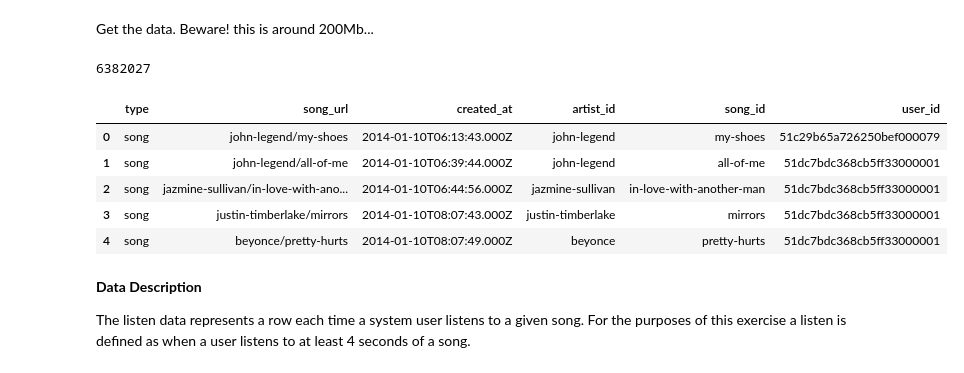
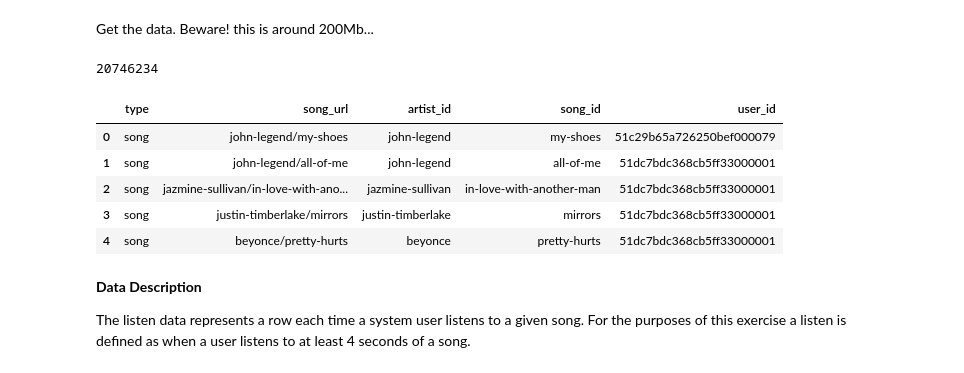
Before and after one commit to jon-eckstein/DAT_SF_13_HOMEWORK, a Jupyter notebook: PROJECT/Project - Artist Recommender System.ipynb, the cells around one changed output. Cells and saved outputs as stored; diff of their text form; code cells hidden in the pictures.

```diff
--- a/PROJECT/Project - Artist Recommender System.ipynb
+++ b/PROJECT/Project - Artist Recommender System.ipynb
@@ -31,20 +34,20 @@ import matplotlib.pyplot as plt
 listens_raw_df = pd.read_csv("listens_filtered.tar.gz", compression='gzip',  header=None)
 # %%
 #set the column names
-listens_raw_df.columns = ["type","song_url","created_at", "artist_id", "song_id", "user_id"]
+listens_raw_df.columns = ["type","song_url","artist_id", "song_id", "user_id"]
 #this just a weird thing that happens on import
 listens_raw_df.ix[0,0] = "song"
 #look at a sample
 print len(listens_raw_df)
 listens_raw_df.head()
 # %% [output]
-6382027
+20746234
-|  | type | song_url | created_at | artist_id | song_id | user_id |
-| 0 | song | john-legend/my-shoes | 2014-01-10T06:13:43.000Z | john-legend | my-shoes | 51c29b65a726250bef000079 |
-| 1 | song | john-legend/all-of-me | 2014-01-10T06:39:44.000Z | john-legend | all-of-me | 51dc7bdc368cb5ff33000001 |
-| 2 | song | jazmine-sullivan/in-love-with-ano... | 2014-01-10T06:44:56.000Z | jazmine-sullivan | in-love-with-another-man | 51dc7bdc368cb5ff33000001 |
-| 3 | song | justin-timberlake/mirrors | 2014-01-10T08:07:43.000Z | justin-timberlake | mirrors | 51dc7bdc368cb5ff33000001 |
-| 4 | song | beyonce/pretty-hurts | 2014-01-10T08:07:49.000Z | beyonce | pretty-hurts | 51dc7bdc368cb5ff33000001 |
+|  | type | song_url | artist_id | song_id | user_id |
+| 0 | song | john-legend/my-shoes | john-legend | my-shoes | 51c29b65a726250bef000079 |
+| 1 | song | john-legend/all-of-me | john-legend | all-of-me | 51dc7bdc368cb5ff33000001 |
+| 2 | song | jazmine-sullivan/in-love-with-ano... | jazmine-sullivan | in-love-with-another-man | 51dc7bdc368cb5ff33000001 |
+| 3 | song | justin-timberlake/mirrors | justin-timberlake | mirrors | 51dc7bdc368cb5ff33000001 |
+| 4 | song | beyonce/pretty-hurts | beyonce | pretty-hurts | 51dc7bdc368cb5ff33000001 |
 # %% [markdown]
 **Data Description**
 <p>The listen data represents a row each time a system user listens to a given song.  For the purposes of this exercise a listen is defined as when a user listens to at least 4 seconds of a song.</p>
```
Also changed, not shown: parts of 30 cells of this notebook, 13 other files.
